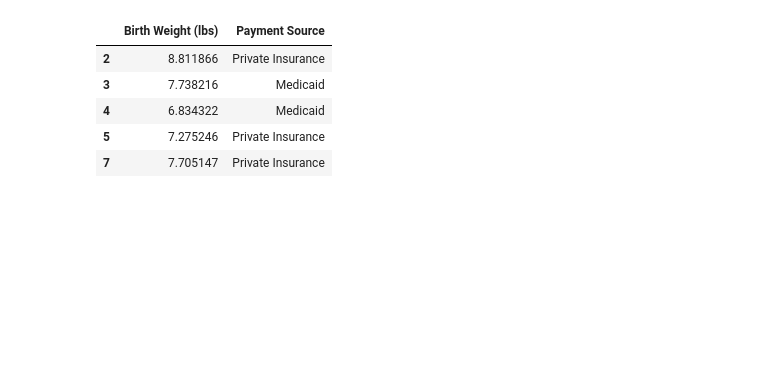
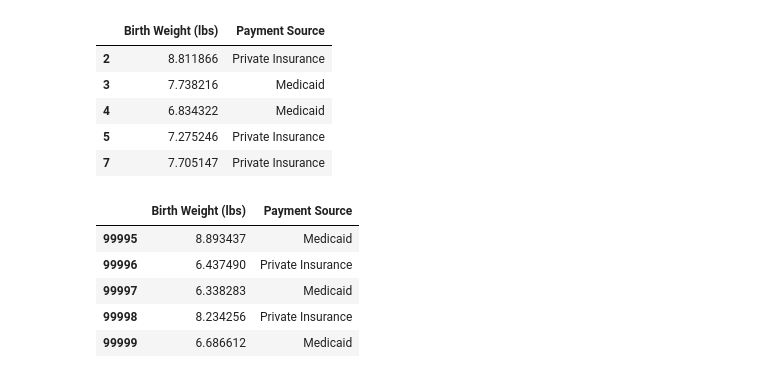
Before and after one commit to bandaexpress/project_rose, a Jupyter notebook: Emily_analysis.ipynb, the cells around one changed output. Drawn from its saved outputs; the diff is of its cells as text; code cells hidden in the pictures; blank space fills up the shorter version.

```diff
--- a/Emily_analysis.ipynb
+++ b/Emily_analysis.ipynb
@@ -174,0 +174,9 @@ plt.show()
+# %%
+weight_df.tail()
+# %% [output]
+|  | Birth Weight (lbs) | Payment Source |
+| 99995 | 8.893437 | Medicaid |
+| 99996 | 6.437490 | Private Insurance |
+| 99997 | 6.338283 | Medicaid |
+| 99998 | 8.234256 | Private Insurance |
+| 99999 | 6.686612 | Medicaid |
```
Also changed, not shown: parts of 7 cells of this notebook.
